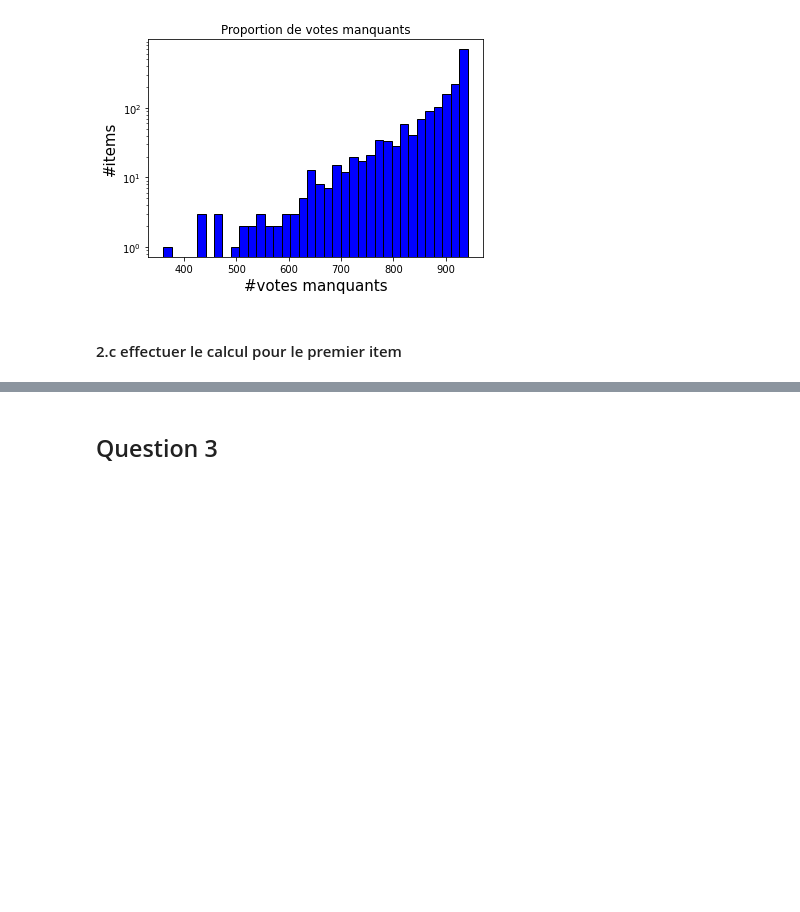
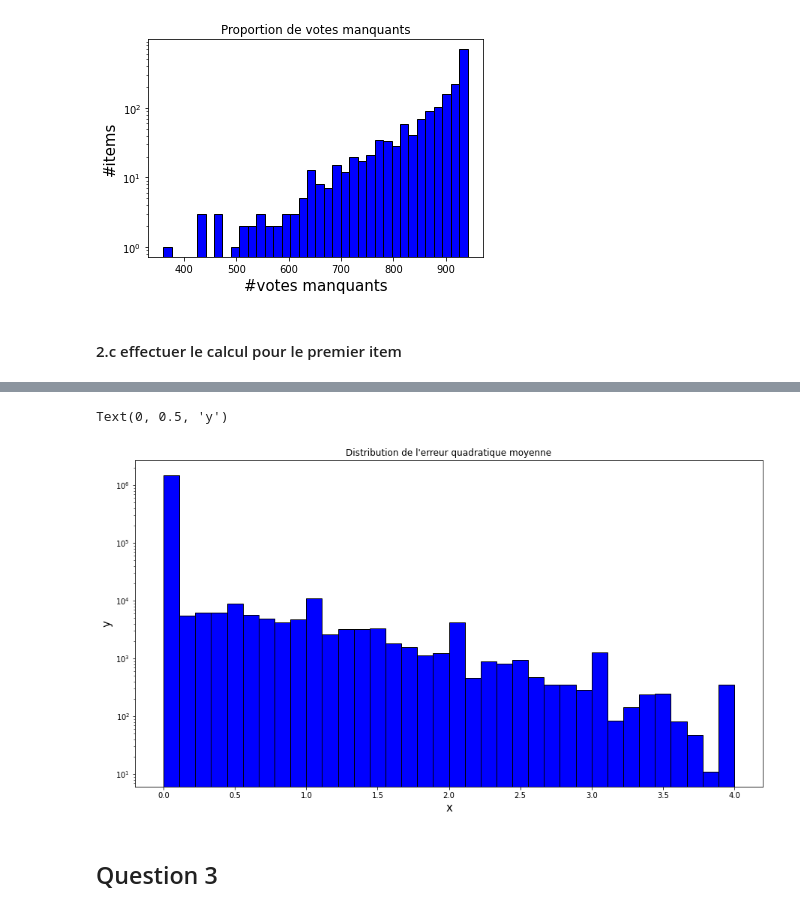
Before and after one commit to clementbernardd/LOG6308, a Jupyter notebook: TP1_groupe7_ghaith_.ipynb, the cells around one changed output, grey strips where cells are left out. Drawn from its saved outputs; the diff is of its cells as text; code cells hidden in the pictures; blank space fills up the shorter version.

```diff
--- a/TP1_groupe7_ghaith_.ipynb
+++ b/TP1_groupe7_ghaith_.ipynb
@@ -584,0 +530,6 @@ array([[nan],
+# %%
+#To return a (943,10) df with votes from user_item matrix from the original user_item df (not centered)
+#df_10_votes = build_users_items_neigh_mtx(df_10_index.iloc[0],user_item)
+
+#To return a (943,10) df with votes from centered_user_item matrix
+df_10_votes = build_users_items_neigh_mtx(df_10_index.iloc[0],user_item_centred)
@@ -584,0 +594,14 @@ array([[nan],
+# %%
+def estimate_all_votes(df_10_neighbors_sim, df_10_votes):
+    '''
+    returns votes for all items
+    '''
+    es_votes = pd.DataFrame(np.zeros((N_USERS, N_ITEMS)), index = range(1,N_USERS+1), columns = range(1,N_ITEMS+1))
+    for item in range(1,N_ITEMS+1):
+        es_votes[item] = estimate_votes(item, df_10_neighbors_sim, df_10_votes)
+
+    return es_votes
+# %%
+start_time = time.time()
+all_estimated_votes = estimate_all_votes(df_10_neighbors_sim, df_10_votes)
+print(time.time()-start_time)
@@ -584,0 +610,3 @@ array([[nan],
+# %%
+#calculate Root Mean Squared Error (RMSE)
+RMSE_df = np.sqrt((all_estimated_votes - user_item_centred)**2)
@@ -585,3 +633,14 @@ array([[nan],
+# %%
+''' Distribution de l'erreur quadratique moyenne '''
+plt.figure(figsize=(15,8))
+plt.hist(RMSE_df.fillna(0).values.flatten(), color = 'blue', edgecolor = 'black', bins = int(180/5), log=True)
+# Add labels
+plt.title('Distribution de l\'erreur quadratique moyenne')
+plt.xlabel('x',fontsize=15)
+plt.ylabel('y',fontsize=15)
+# %% [output]
+Text(0, 0.5, 'y')
+[figure, added]
 # %% [markdown]
 ## Question 3
 # %% [markdown]
```
Also changed, not shown: parts of 23 cells of this notebook.
